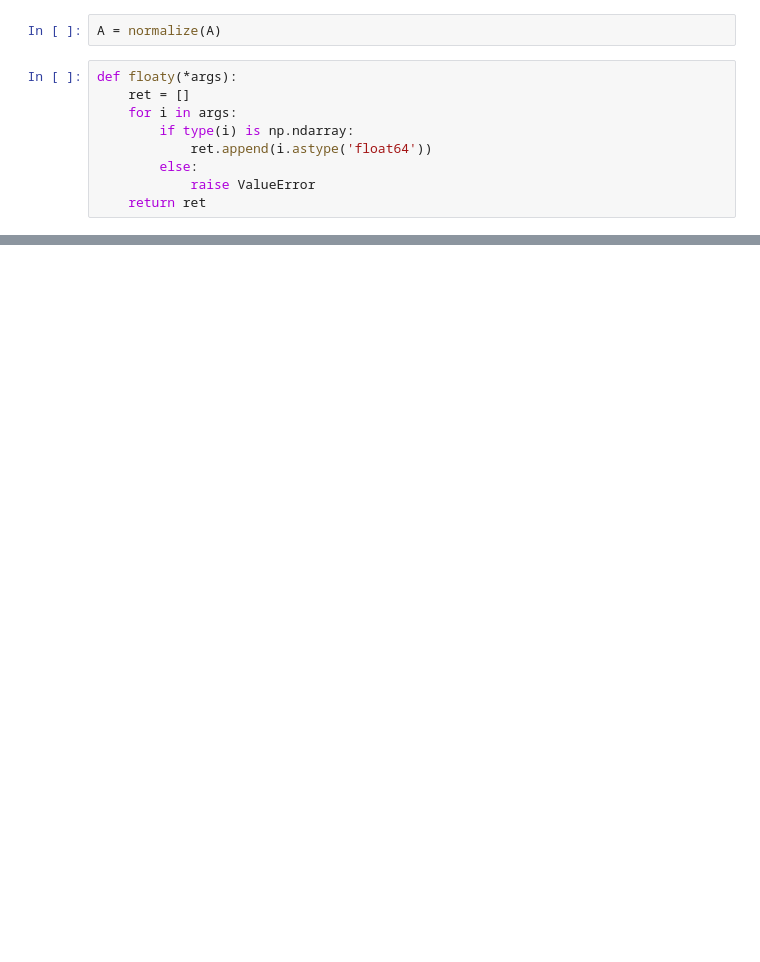
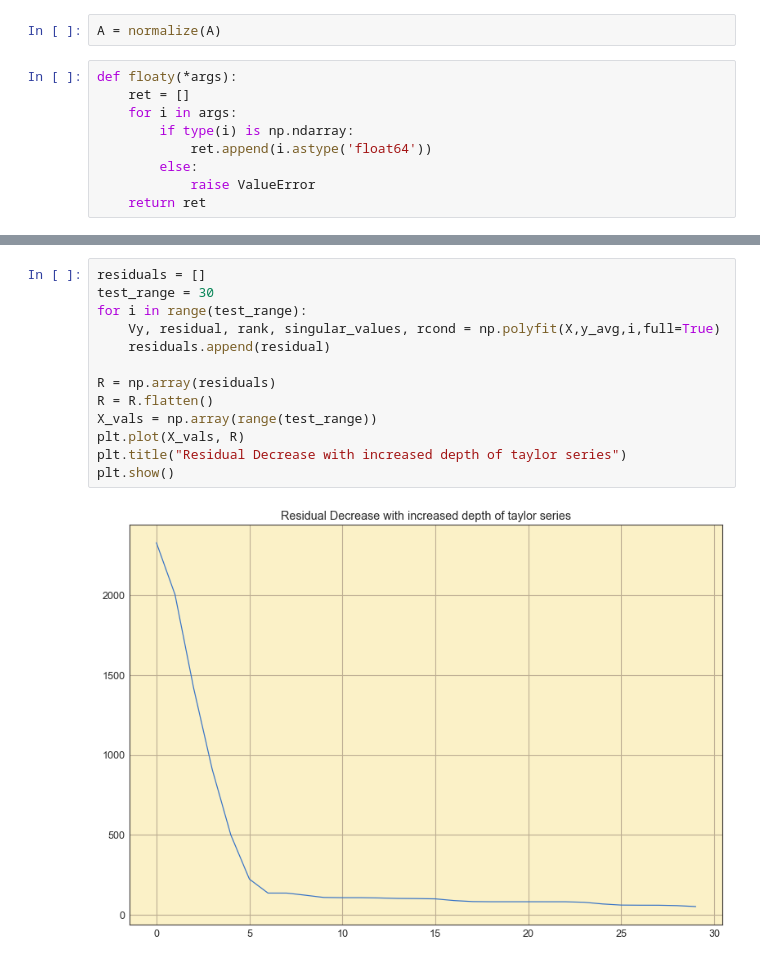
Before and after one commit to trdougherty/Quant_Mo, a Jupyter notebook: quomo_notebook.ipynb, the cells around one changed output, grey strips where cells are left out. Drawn from its saved outputs; the diff is of its cells as text; blank space fills up the shorter version.

```diff
--- a/quomo_notebook.ipynb
+++ b/quomo_notebook.ipynb
@@ -142,3 +160,18 @@ plt.show()
+# %%
+residuals = []
+test_range = 30
+for i in range(test_range):
+    Vy, residual, rank, singular_values, rcond = np.polyfit(X,y_avg,i,full=True)
+    residuals.append(residual)
+
+R = np.array(residuals)
+R = R.flatten()
+X_vals = np.array(range(test_range))
+plt.plot(X_vals, R)
+plt.title("Residual Decrease with increased depth of taylor series")
+plt.show()
+# %% [output]
+[figure, added]
 # %%
 heat_x = np.linspace(np.min(A[0,...]), np.max(A[0,...]), num=A.shape[0])
 heat_y = np.linspace(np.min(A[1,...]), np.max(A[1,...]), num=A.shape[1])
```
Also changed, not shown: parts of 14 cells of this notebook.
